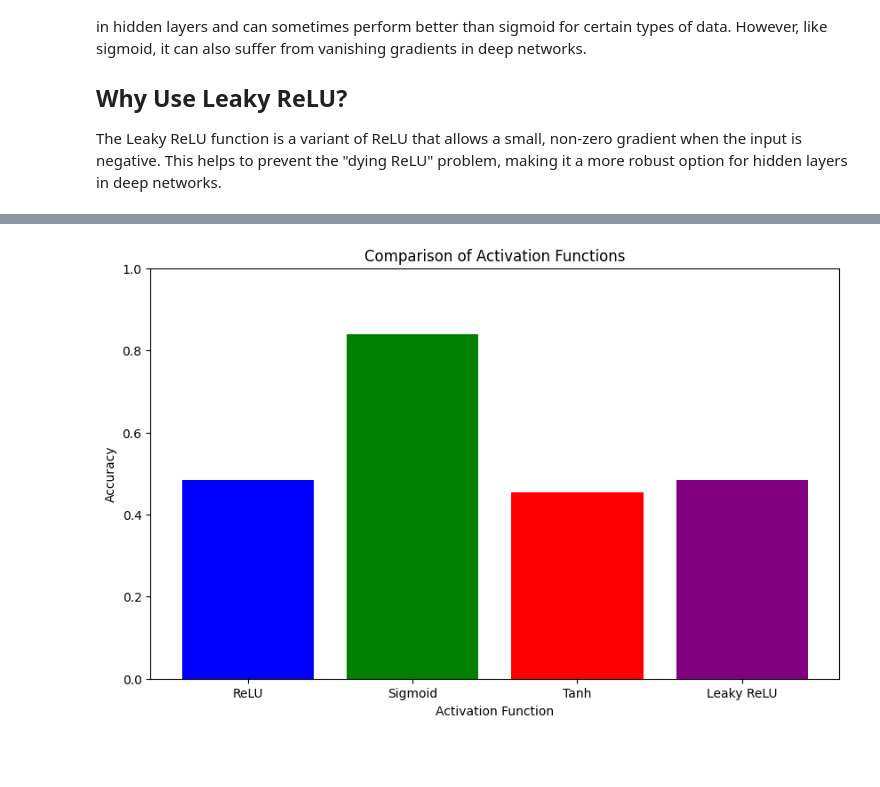
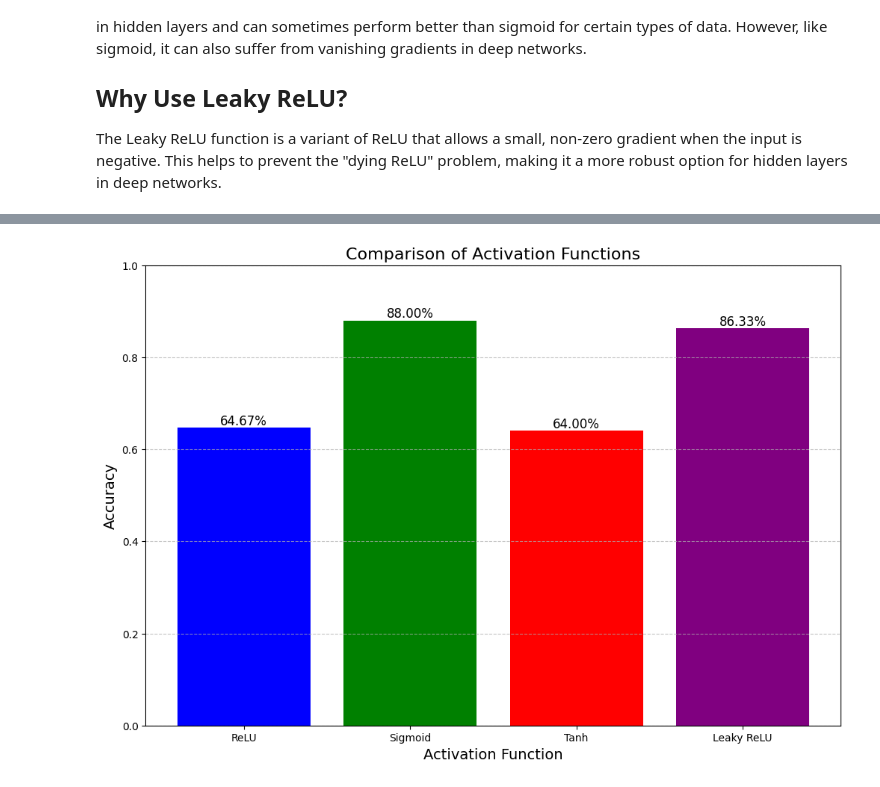
Before and after one commit to PujanMotiwala/the_fun_activations, a Jupyter notebook: examples/comparative_analysis.ipynb, the cells around one changed output, grey strips where cells are left out. Cells and saved outputs as stored; diff of their text form; code cells hidden in the pictures; blank space fills up the shorter version.

```diff
--- a/examples/comparative_analysis.ipynb
+++ b/examples/comparative_analysis.ipynb
@@ -35,6 +33,6 @@ from activation_functions import relu, sigmoid, tanh, leaky_relu
 # %%
 # Generate a synthetic dataset
-X, y = make_classification(n_samples=1000, n_features=20, n_classes=2, random_state=42)
+X, y = make_classification(n_samples=1000, n_features=2, n_classes=2, n_informative=2, n_redundant=0, random_state=42)
 X_train, X_test, y_train, y_test = train_test_split(X, y, test_size=0.3, random_state=42)
 # %%
 X
@@ -84 +76,17 @@ print(X_train.shape, X_test.shape)
+# %%
+# Sample data
+x = np.linspace(-10, 10, 100)
+
+# Define activation functions
+def relu(x):
+    return np.maximum(0, x)
+
+def sigmoid(x):
+    return 1 / (1 + np.exp(-x))
+
+def tanh(x):
+    return np.tanh(x)
+
+def leaky_relu(x, alpha=0.01):
+    return np.where(x > 0, x, x * alpha)
 # %%
@@ -188,17 +206,26 @@ Leaky ReLU Accuracy: 48.33%
 # %%
 # Plot the results
 names = list(results.keys())
 values = list(results.values())
 
-plt.figure(figsize=(10, 6))
-plt.bar(names, values, color=['blue', 'green', 'red', 'purple'])
-plt.title('Comparison of Activation Functions')
-plt.xlabel('Activation Function')
-plt.ylabel('Accuracy')
+plt.figure(figsize=(12, 8))
+bars = plt.bar(names, values, color=['blue', 'green', 'red', 'purple'])
+
+# Add titles and labels
+plt.title('Comparison of Activation Functions', fontsize=16)
+plt.xlabel('Activation Function', fontsize=14)
+plt.ylabel('Accuracy', fontsize=14)
 plt.ylim(0, 1)
+plt.grid(axis='y', linestyle='--', alpha=0.7)
+
+# Add value labels on top of the bars
+for bar in bars:
+    height = bar.get_height()
+    plt.text(bar.get_x() + bar.get_width() / 2.0, height, f'{height*100:.2f}%', ha='center', va='bottom', fontsize=12)
+
 plt.show()
 # %% [output]
-[figure, old version]
+[figure, new version]
 # %% [markdown]
 ## Conclusion
 
```
Also changed, not shown: parts of 11 cells of this notebook.
